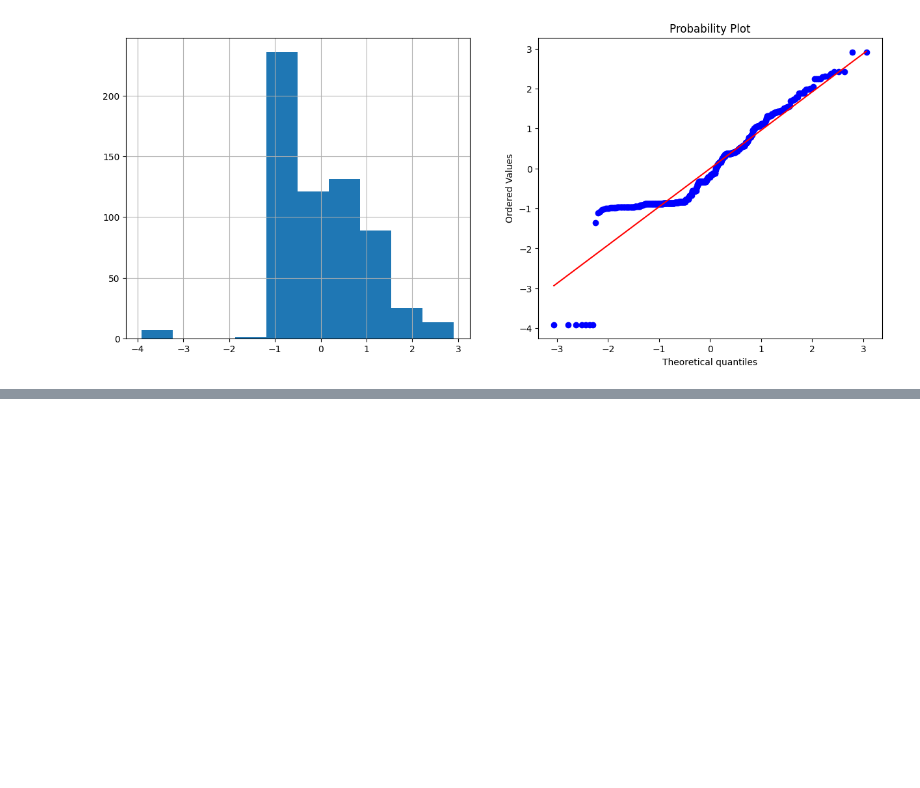
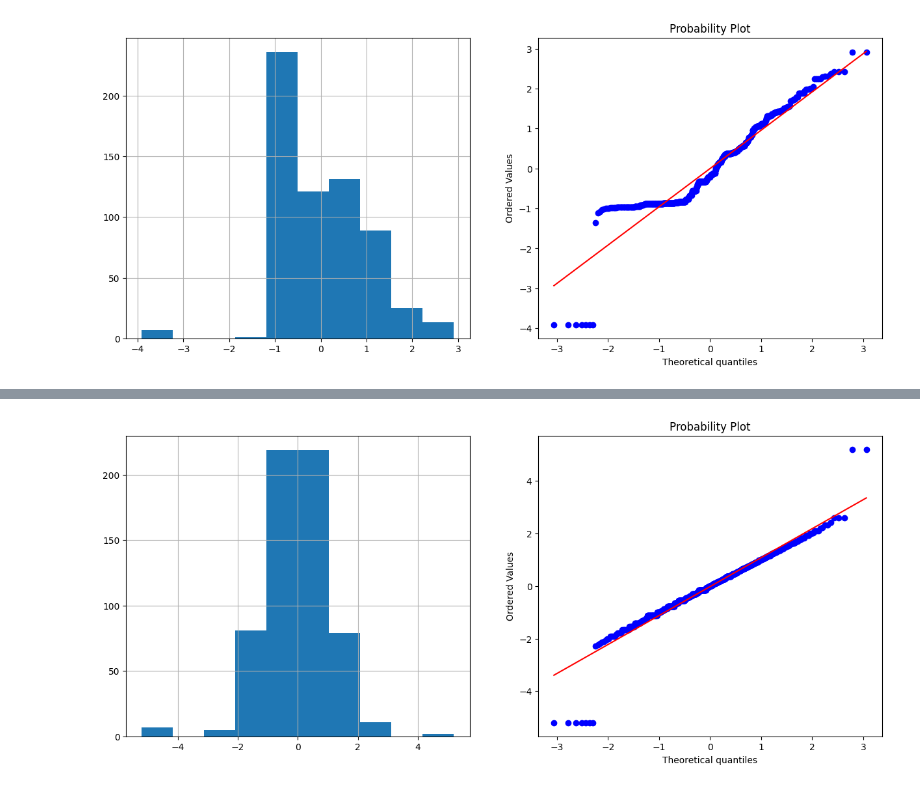
Before and after one commit to NhanPhamThanh-IT/Feature-Engineering-Technique, a Jupyter notebook: src/3.4_Feature_Transformation.ipynb, the cells around one changed output, grey strips where cells are left out. Drawn from its saved outputs; the diff is of its cells as text; code cells hidden in the pictures; blank space fills up the shorter version.

```diff
--- a/src/3.4_Feature_Transformation.ipynb
+++ b/src/3.4_Feature_Transformation.ipynb
@@ -125,0 +127,4 @@ transformation.diagnostic_plots(X_train_copy,'Fare_boxcox')
+# %%
+qt = QuantileTransformer(output_distribution='normal').fit(X_train[['Fare']])
+X_train_copy = X_train.copy(deep=True)
+X_train_copy['Fare_qt'] = qt.transform(X_train_copy[['Fare']])
@@ -125,0 +141,4 @@ transformation.diagnostic_plots(X_train_copy,'Fare_boxcox')
+# %%
+transformation.diagnostic_plots(X_train_copy,'Fare_qt')
+# %% [output]
+[figure, added]
```
Also changed, not shown: parts of 4 cells of this notebook.
